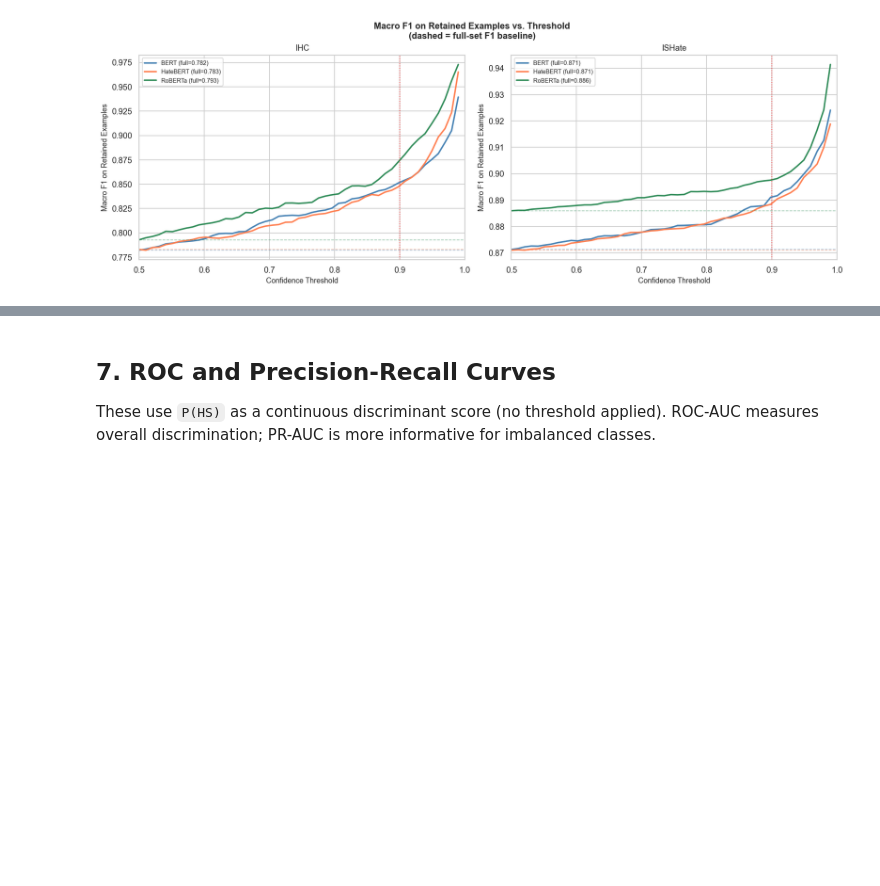
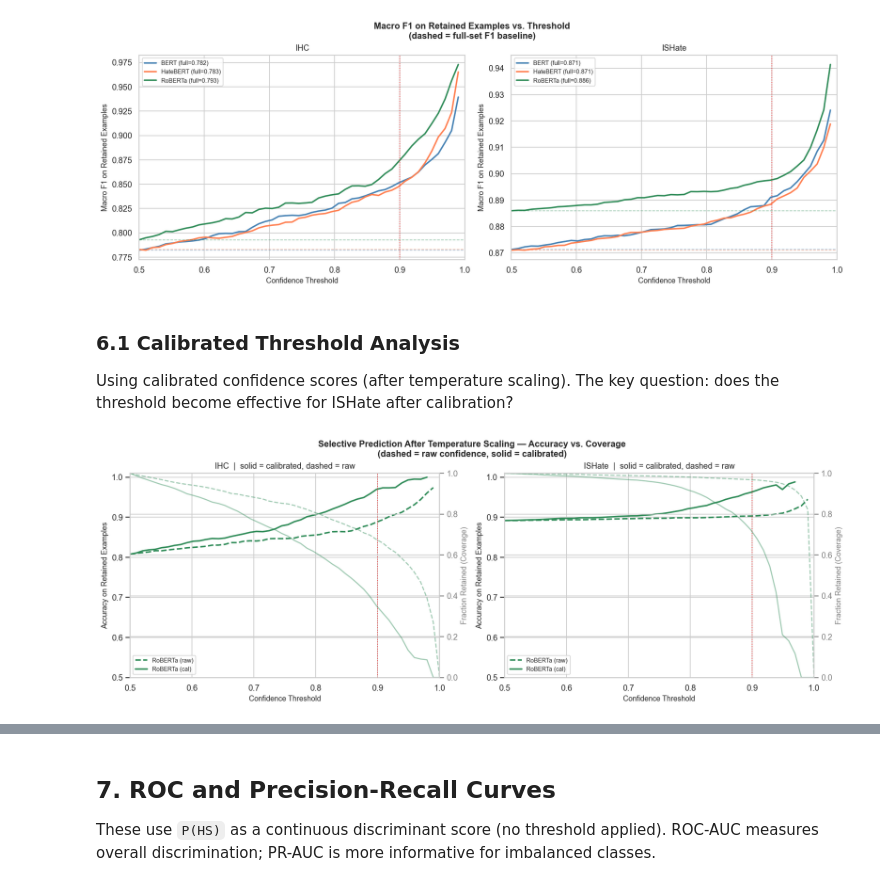
Before and after one commit to Duckymini/deep_learning, a Jupyter notebook: analysis_step2_confidence.ipynb, the cells around one changed output, grey strips where cells are left out. Drawn from its saved outputs; the diff is of its cells as text; code cells hidden in the pictures; blank space fills up the shorter version.

```diff
--- a/analysis_step2_confidence.ipynb
+++ b/analysis_step2_confidence.ipynb
@@ -517,3 +673,49 @@ plt.savefig('fig06_f1_vs_threshold.png', bbox_inches='tight')
 plt.show()
 # %% [output]
 [figure]
+# %% [markdown]
+### 6.1 Calibrated Threshold Analysis
+
+Using calibrated confidence scores (after temperature scaling). The key question: does the threshold become effective for ISHate after calibration?
+# %%
+fig, axes = plt.subplots(1, 2, figsize=(14, 5), constrained_layout=True)
+fig.suptitle('Selective Prediction After Temperature Scaling — Accuracy vs. Coverage\n(dashed = raw confidence, solid = calibrated)', fontsize=12, fontweight='bold')
+
+for ax, dataset_name in zip(axes, ['IHC', 'ISHate']):
+    best_model = best_ihc if dataset_name == 'IHC' else best_ishate
+    ax2 = ax.twinx()
+
+    for cal, ls, label_sfx in [(False, '--', ' (raw)'), (True, '-', ' (cal)')]:
+        r    = all_results[(best_model, dataset_name)]
+        conf = r['confidence_cal'] if cal else r['confidence']
+        color = MODEL_COLOR[best_model]
+
+        accs, coverages = [], []
+        for t in THRESHOLDS_SWEEP:
+            mask = conf >= t
+            if mask.sum() == 0:
+                accs.append(np.nan); coverages.append(0.0)
+            else:
+                accs.append((r['predicted'][mask] == r['labels'][mask]).mean())
+                coverages.append(mask.mean())
+
+        ax.plot(THRESHOLDS_SWEEP, accs, color=color, lw=2, linestyle=ls,
+                label=f'{MODEL_SHORT[best_model]}{label_sfx}')
+        ax2.plot(THRESHOLDS_SWEEP, coverages, color=color, lw=1.5,
+                 linestyle=ls, alpha=0.45)
+
+    ax.set_xlabel('Confidence Threshold')
+    ax.set_ylabel('Accuracy on Retained Examples')
+    ax2.set_ylabel('Fraction Retained (Coverage)', color='gray')
+    ax2.tick_params(axis='y', colors='gray')
+    ax2.yaxis.label.set_color('gray')
+    ax.set_title(f'{dataset_name}  |  solid = calibrated, dashed = raw')
+    ax.set_xlim(0.5, 1.0); ax.set_ylim(0.5, 1.01)
+    ax2.set_ylim(0, 1)
+    ax.legend(loc='lower left', fontsize=8)
+    ax.axvline(0.90, color='red', lw=1.2, linestyle=':', alpha=0.7)
+
+plt.savefig('fig05b_selective_prediction_calibrated.png', bbox_inches='tight')
+plt.show()
+# %% [output]
+[figure, added]
```
Also changed, not shown: parts of 7 cells of this notebook, 19 other files.
